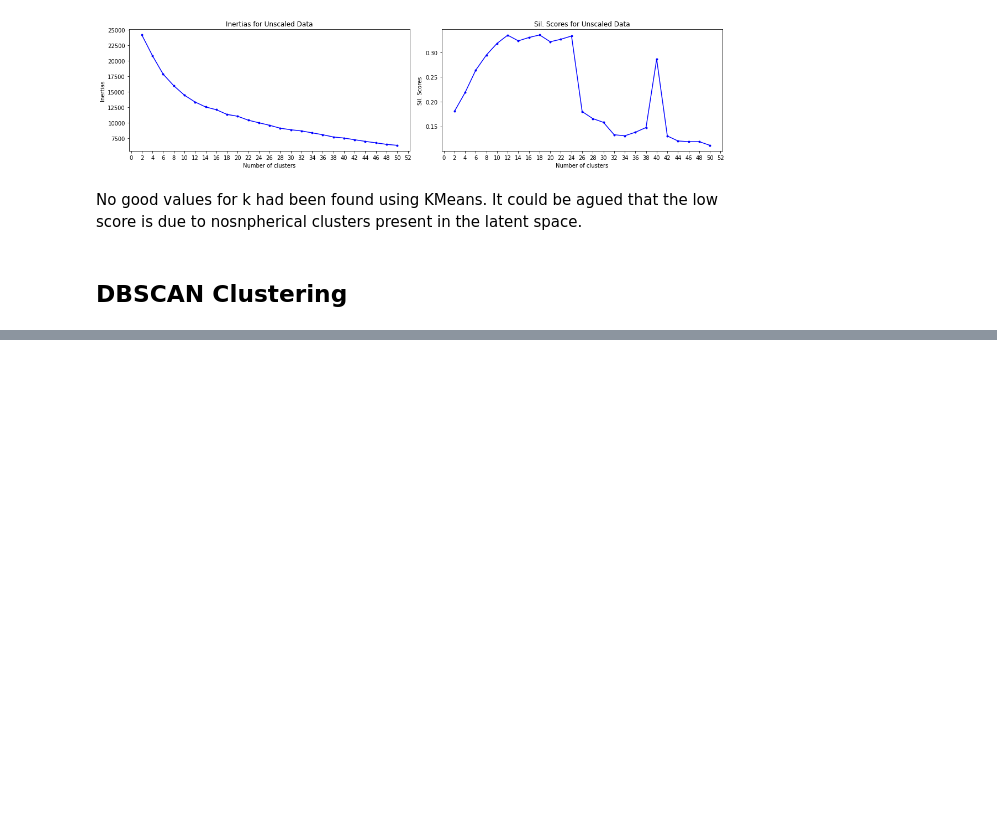
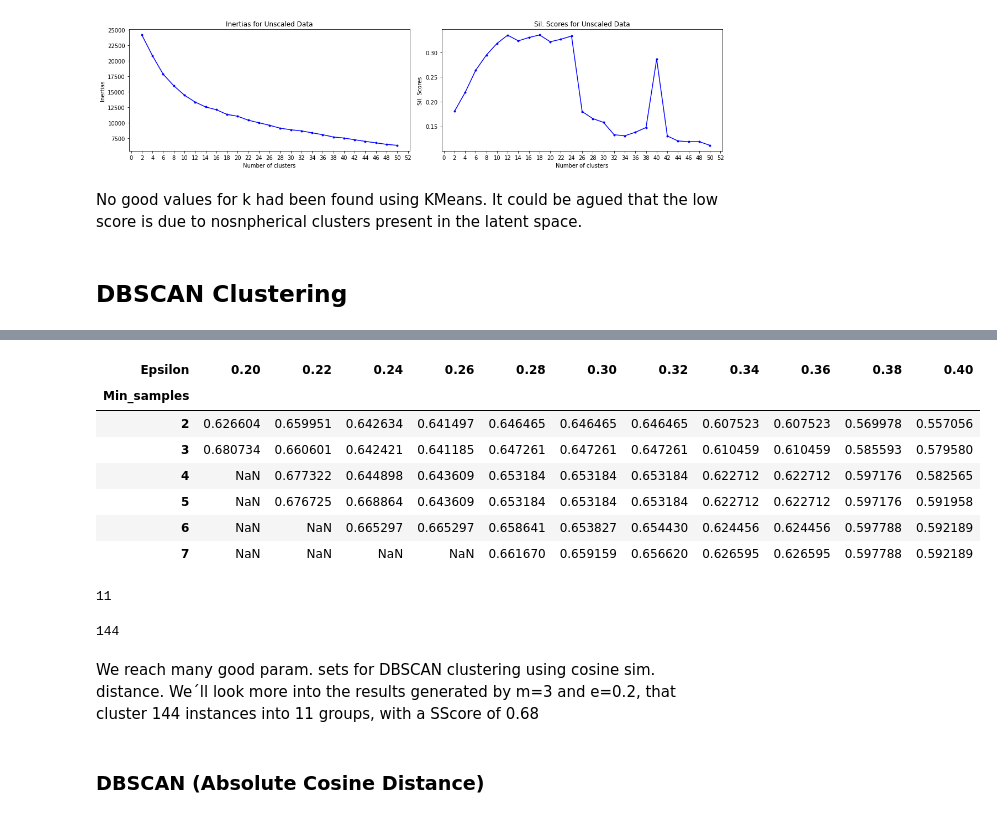
Before and after one commit to EstebanBrito/xai-ucm-unsup, a Jupyter notebook: notebooks/FeatsClustering.ipynb, the cells around one changed output, grey strips where cells are left out. Drawn from its saved outputs; the diff is of its cells as text; code cells hidden in the pictures; blank space fills up the shorter version.

```diff
--- a/notebooks/FeatsClustering.ipynb
+++ b/notebooks/FeatsClustering.ipynb
@@ -277,0 +267,22 @@ dfc
+# %%
+dfs, dfc, dfi = fit_dbscan(X, range(2, 8), np.arange(0.20, 0.42, 0.02), min_clust_instances=140, metric='cosine')
+dfs
+# %% [output]
+| Epsilon | 0.20 | 0.22 | 0.24 | 0.26 | 0.28 | 0.30 | 0.32 | 0.34 | 0.36 | 0.38 | 0.40 |
+| Min_samples |  |  |  |  |  |  |  |  |  |  |  |
+| 2 | 0.626604 | 0.659951 | 0.642634 | 0.641497 | 0.646465 | 0.646465 | 0.646465 | 0.607523 | 0.607523 | 0.569978 | 0.557056 |
+| 3 | 0.680734 | 0.660601 | 0.642421 | 0.641185 | 0.647261 | 0.647261 | 0.647261 | 0.610459 | 0.610459 | 0.585593 | 0.579580 |
+| 4 | NaN | 0.677322 | 0.644898 | 0.643609 | 0.653184 | 0.653184 | 0.653184 | 0.622712 | 0.622712 | 0.597176 | 0.582565 |
+| 5 | NaN | 0.676725 | 0.668864 | 0.643609 | 0.653184 | 0.653184 | 0.653184 | 0.622712 | 0.622712 | 0.597176 | 0.591958 |
+| 6 | NaN | NaN | 0.665297 | 0.665297 | 0.658641 | 0.653827 | 0.654430 | 0.624456 | 0.624456 | 0.597788 | 0.592189 |
+| 7 | NaN | NaN | NaN | NaN | 0.661670 | 0.659159 | 0.656620 | 0.626595 | 0.626595 | 0.597788 | 0.592189 |
+# %%
+dfc[0.2][3]
+# %% [output]
+11
+# %%
+dfi[0.2][3]
+# %% [output]
+144
+# %% [markdown]
+We reach many good param. sets for DBSCAN clustering using cosine sim. distance. We´ll look more into the results generated by m=3 and e=0.2, that cluster 144 instances into 11 groups, with a SScore of 0.68
@@ -277,0 +291,2 @@ dfc
+# %% [markdown]
+### DBSCAN (Absolute Cosine Distance)
```
Also changed, not shown: parts of 38 cells of this notebook, 1 other file.
